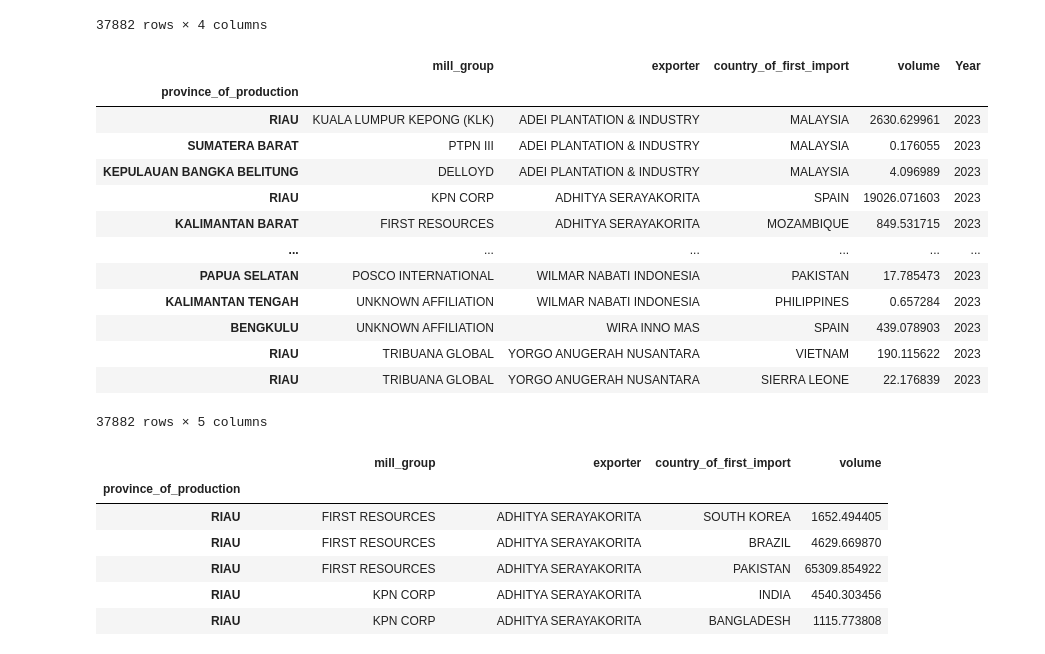
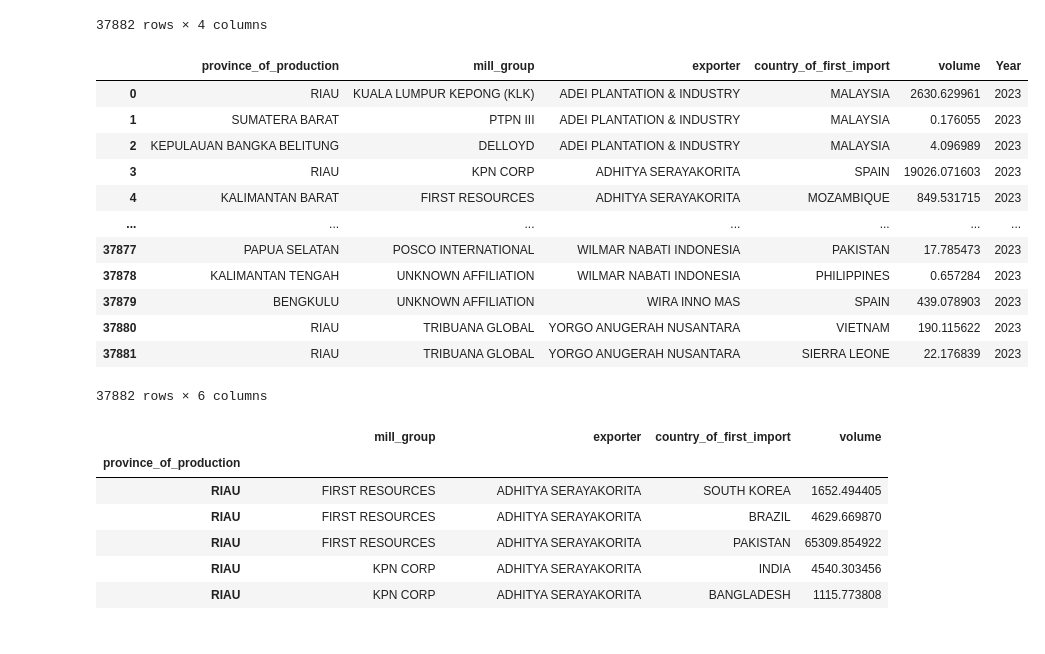
Before and after one commit to aparna2382/Capstone-Project, a Jupyter notebook: palm_oil_report.ipynb, the cells around one changed output. Cells and saved outputs as stored; diff of their text form; code cells hidden in the pictures.

```diff
--- a/palm_oil_report.ipynb
+++ b/palm_oil_report.ipynb
@@ -128,22 +128,22 @@ df_palm_2023
 37882 rows × 4 columns
 # %%
 df_palm_2023["Year"]=[2023]*len(df_palm_2023)
+df_palm_2023 = df_palm_2023.reset_index()
 df_palm_2023
 # %% [output]
-|  | mill_group | exporter | country_of_first_import | volume | Year |
-| province_of_production |  |  |  |  |  |
-| RIAU | KUALA LUMPUR KEPONG (KLK) | ADEI PLANTATION & INDUSTRY | MALAYSIA | 2630.629961 | 2023 |
-| SUMATERA BARAT | PTPN III | ADEI PLANTATION & INDUSTRY | MALAYSIA | 0.176055 | 2023 |
-| KEPULAUAN BANGKA BELITUNG | DELLOYD | ADEI PLANTATION & INDUSTRY | MALAYSIA | 4.096989 | 2023 |
-| RIAU | KPN CORP | ADHITYA SERAYAKORITA | SPAIN | 19026.071603 | 2023 |
-| KALIMANTAN BARAT | FIRST RESOURCES | ADHITYA SERAYAKORITA | MOZAMBIQUE | 849.531715 | 2023 |
-| ... | ... | ... | ... | ... | ... |
-| PAPUA SELATAN | POSCO INTERNATIONAL | WILMAR NABATI INDONESIA | PAKISTAN | 17.785473 | 2023 |
-| KALIMANTAN TENGAH | UNKNOWN AFFILIATION | WILMAR NABATI INDONESIA | PHILIPPINES | 0.657284 | 2023 |
-| BENGKULU | UNKNOWN AFFILIATION | WIRA INNO MAS | SPAIN | 439.078903 | 2023 |
-| RIAU | TRIBUANA GLOBAL | YORGO ANUGERAH NUSANTARA | VIETNAM | 190.115622 | 2023 |
-| RIAU | TRIBUANA GLOBAL | YORGO ANUGERAH NUSANTARA | SIERRA LEONE | 22.176839 | 2023 |
+|  | province_of_production | mill_group | exporter | country_of_first_import | volume | Year |
+| 0 | RIAU | KUALA LUMPUR KEPONG (KLK) | ADEI PLANTATION & INDUSTRY | MALAYSIA | 2630.629961 | 2023 |
+| 1 | SUMATERA BARAT | PTPN III | ADEI PLANTATION & INDUSTRY | MALAYSIA | 0.176055 | 2023 |
+| 2 | KEPULAUAN BANGKA BELITUNG | DELLOYD | ADEI PLANTATION & INDUSTRY | MALAYSIA | 4.096989 | 2023 |
+| 3 | RIAU | KPN CORP | ADHITYA SERAYAKORITA | SPAIN | 19026.071603 | 2023 |
+| 4 | KALIMANTAN BARAT | FIRST RESOURCES | ADHITYA SERAYAKORITA | MOZAMBIQUE | 849.531715 | 2023 |
+| ... | ... | ... | ... | ... | ... | ... |
+| 37877 | PAPUA SELATAN | POSCO INTERNATIONAL | WILMAR NABATI INDONESIA | PAKISTAN | 17.785473 | 2023 |
+| 37878 | KALIMANTAN TENGAH | UNKNOWN AFFILIATION | WILMAR NABATI INDONESIA | PHILIPPINES | 0.657284 | 2023 |
+| 37879 | BENGKULU | UNKNOWN AFFILIATION | WIRA INNO MAS | SPAIN | 439.078903 | 2023 |
+| 37880 | RIAU | TRIBUANA GLOBAL | YORGO ANUGERAH NUSANTARA | VIETNAM | 190.115622 | 2023 |
+| 37881 | RIAU | TRIBUANA GLOBAL | YORGO ANUGERAH NUSANTARA | SIERRA LEONE | 22.176839 | 2023 |
-37882 rows × 5 columns
+37882 rows × 6 columns
 # %%
 df_palm_2024=pd.read_csv("data/palm_oil/indonesia-palm-oil-flows-trade-volume-2024.csv",index_col=0)
 df_palm_2024
```
Also changed, not shown: parts of 17 cells of this notebook, 9 other files.
